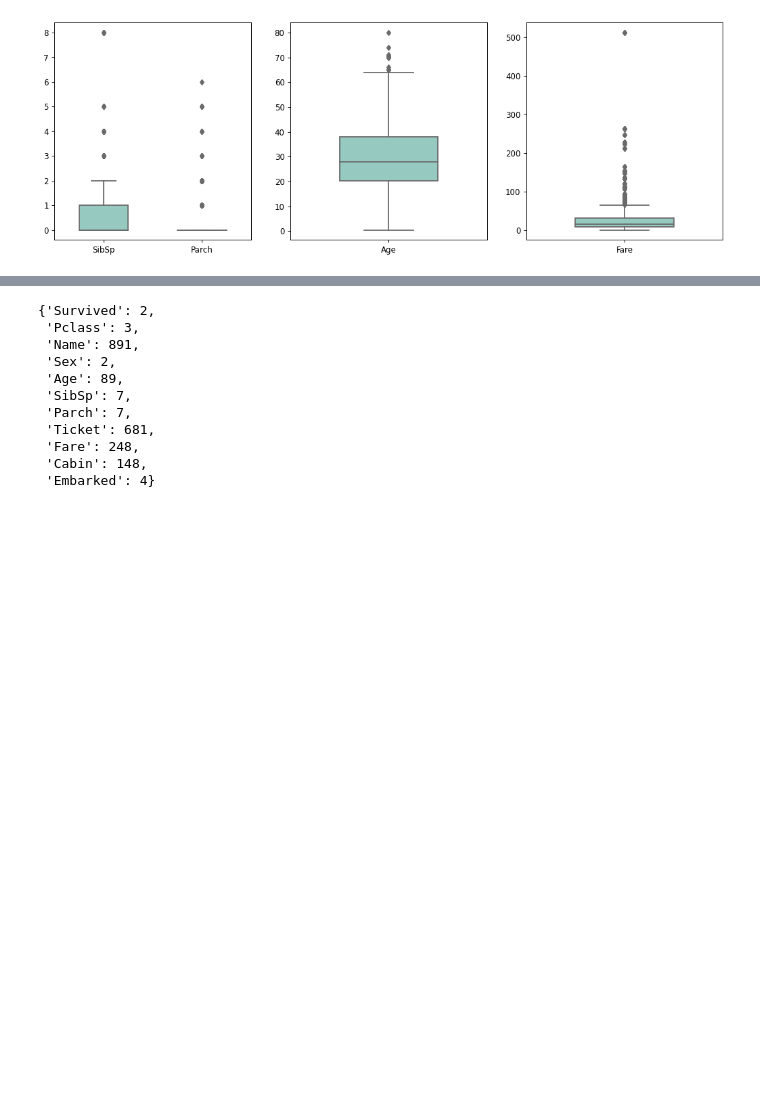
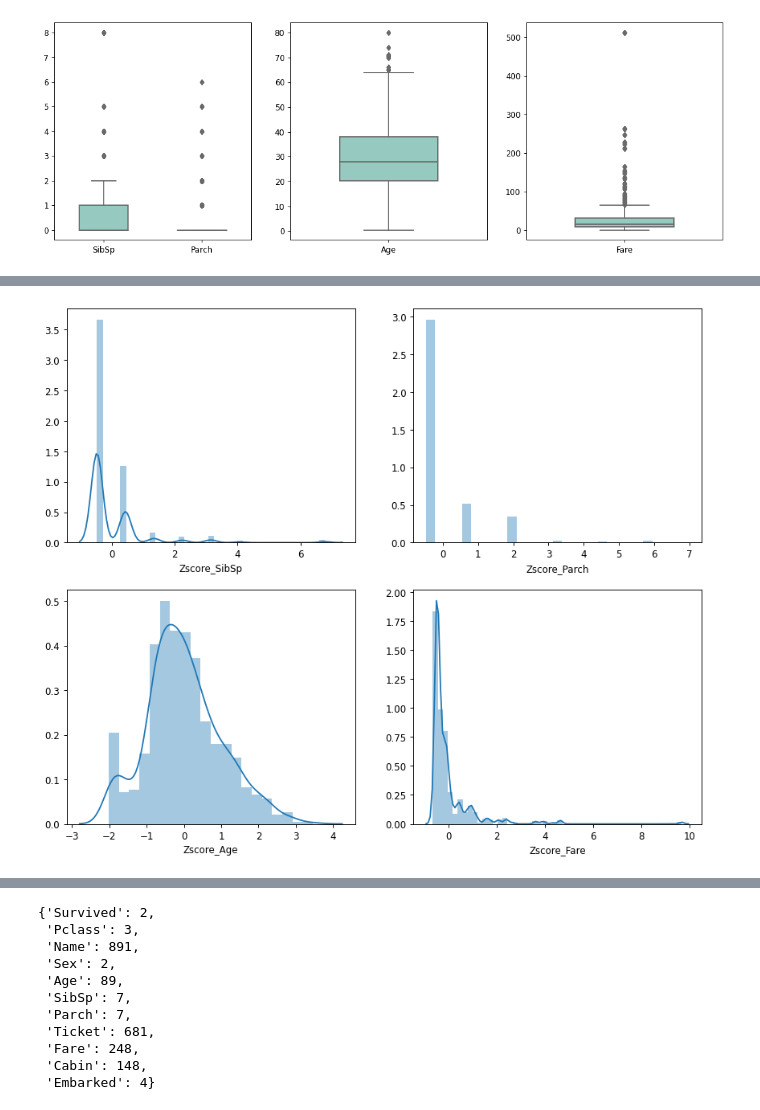
Before and after one commit to hepavi/Exploratory-Analysis, a Jupyter notebook: Exploratory_analysis.ipynb, the cells around one changed output, grey strips where cells are left out. Drawn from its saved outputs; the diff is of its cells as text; code cells hidden in the pictures; blank space fills up the shorter version.

```diff
--- a/Exploratory_analysis.ipynb
+++ b/Exploratory_analysis.ipynb
@@ -105,11 +127,3 @@ sns.boxplot(data = train[num_feature3], width=0.5, palette="Set3", ax = axes[2])
 # %% [output]
 <matplotlib.axes._subplots.AxesSubplot at 0x...>
 [figure]
-# %%
-# Via histograma
-
-fig, axes = plt.subplots(nrows = 2,ncols = 2,figsize = (15,10), dpi=85)
-sns.distplot(train['SibSp'], kde=False, ax = axes[0,0])
-sns.distplot(train['Parch'], kde=False, ax = axes[0,1])
-sns.distplot(train['Age'],   kde=False, ax = axes[1,0])
-sns.distplot(train['Fare'],  kde=False, ax = axes[1,1])
@@ -122,0 +134,17 @@ Observando pelo box-plot verificamos, em todas as variáveis atributos, que algu
+# %%
+# Construção dos Z_SCORE (z = (x - mean)/desvio_padrao)
+
+dfZS = train[['SibSp', 'Parch', 'Age', 'Fare']]
+
+fig, ((ax1, ax2), (ax3, ax4))  = plt.subplots(nrows = 2,ncols = 2,figsize = (12,10), dpi=85)
+axes = [ax1,ax2,ax3,ax4]
+
+i=0
+for c in dfZS.columns:
+    c_name = 'Zscore_' + c
+    dfZS[c_name] = (dfZS[c] - dfZS[c].mean())/dfZS[c].std()
+
+    sns.distplot(dfZS[c_name], label = c_name, ax = axes[i])
+    i += 1
+# %% [output]
+[figure, added]
```
Also changed, not shown: parts of 11 cells of this notebook.
